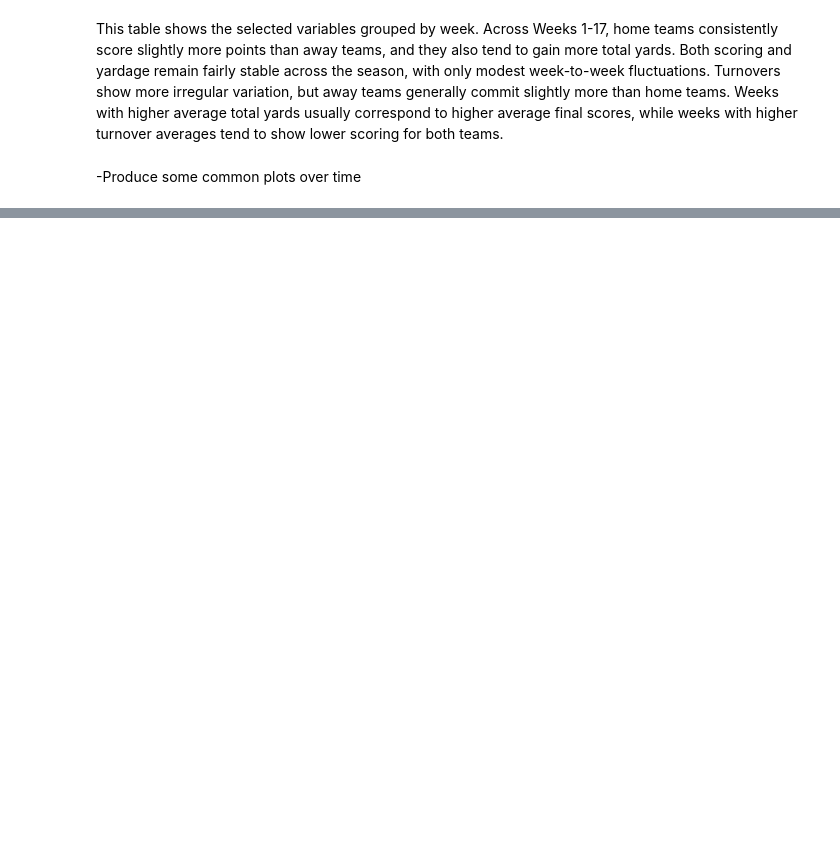
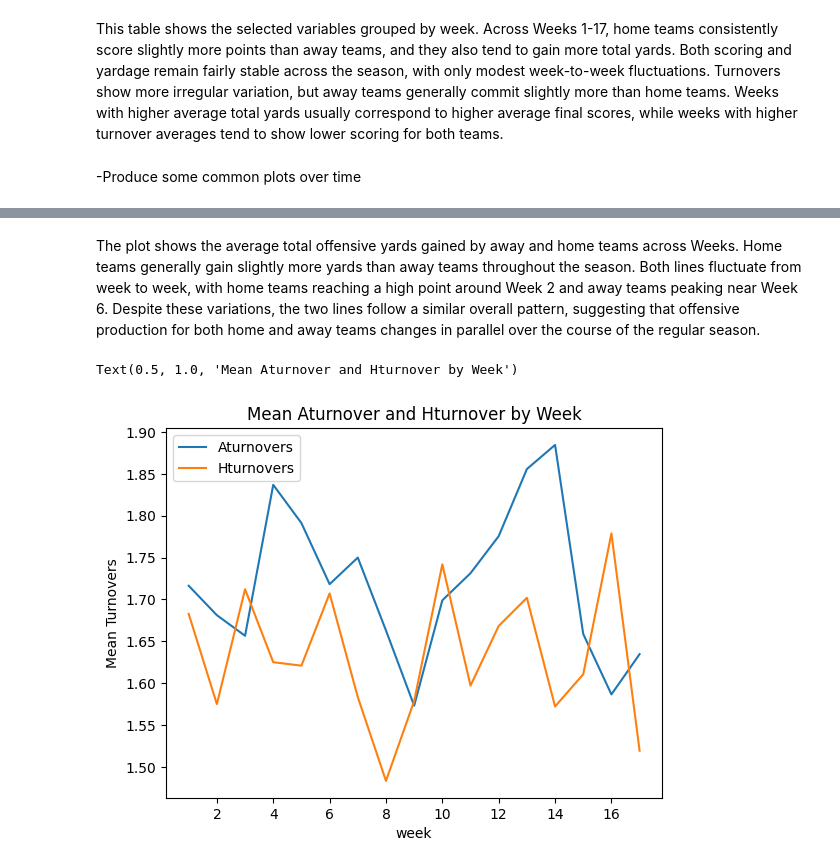
Before and after one commit to fhzhkunming/ST554_HW4, a Jupyter notebook: HW4_Hui.ipynb, the cells around one changed output, grey strips where cells are left out. Cells and saved outputs as stored; diff of their text form; code cells hidden in the pictures; blank space fills up the shorter version.

```diff
--- a/HW4_Hui.ipynb
+++ b/HW4_Hui.ipynb
@@ -512,0 +514,10 @@ nlf_data_sub.groupby(["week"])[["Aturnovers","Hturnovers"]].mean().plot()
+# %% [markdown]
+The plot shows the average total offensive yards gained by away and home teams across Weeks. Home teams generally gain slightly more yards than away teams throughout the season. Both lines fluctuate from week to week, with home teams reaching a high point around Week 2 and away teams peaking near Week 6. Despite these variations, the two lines follow a similar overall pattern, suggesting that offensive production for both home and away teams changes in parallel over the course of the regular season.
+# %%
+# Plot the mean turnovers (away vs. home) across weeks 1–17
+nlf_data_sub.groupby(["week"])[["Aturnovers","Hturnovers"]].mean().plot()
+plt.ylabel("Mean Turnovers")
+plt.title("Mean Aturnover and Hturnover by Week")
+# %% [output]
+Text(0.5, 1.0, 'Mean Aturnover and Hturnover by Week')
+[figure, added]
```
Also changed, not shown: parts of 8 cells of this notebook.
